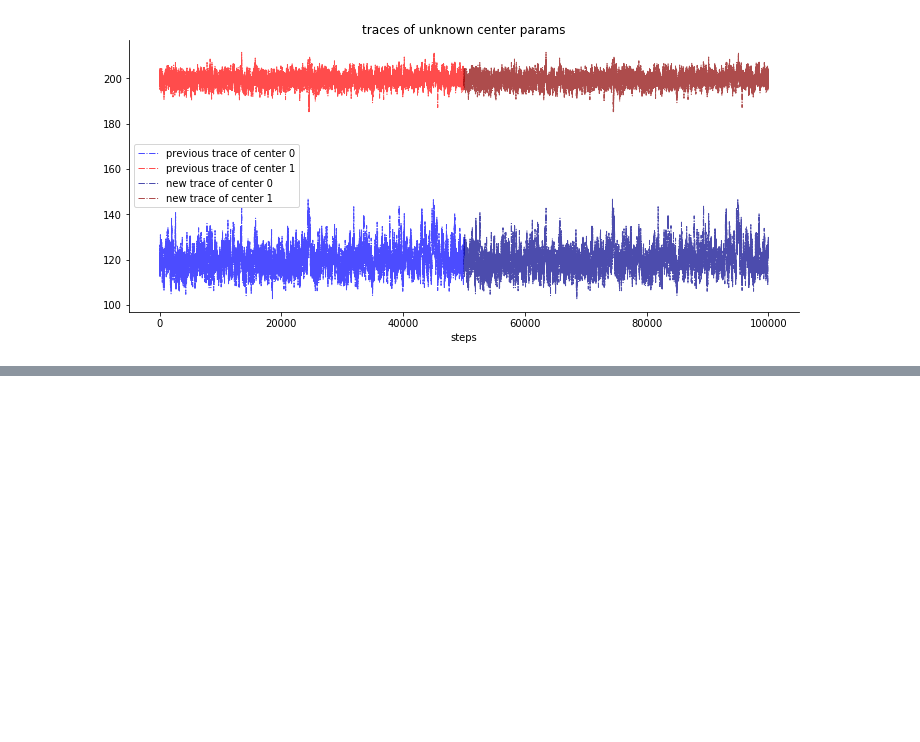
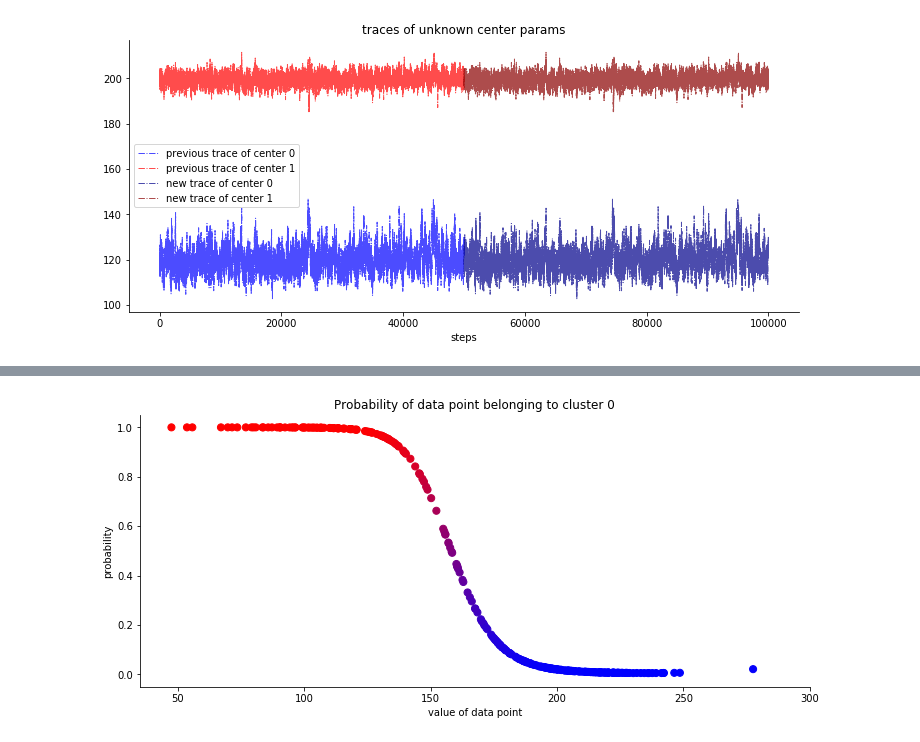
Before and after one commit to rmania/datascience, a Jupyter notebook: ml_models/2_1_bayesian_models_MCMC.ipynb, the cells around one changed output, grey strips where cells are left out. Cells and saved outputs as stored; diff of their text form; code cells hidden in the pictures; blank space fills up the shorter version.

```diff
--- a/ml_models/2_1_bayesian_models_MCMC.ipynb
+++ b/ml_models/2_1_bayesian_models_MCMC.ipynb
@@ -292,0 +314,13 @@ remove_borders(ax)
+# %%
+cmap = LinearSegmentedColormap.from_list("BMH", col)
+assign_trace = trace["assigment"]
+
+fig, ax = plt.subplots(figsize=[12,5])
+ax.scatter(data, 1 - assign_trace.mean(axis=0), cmap=cmap,
+           c=assign_trace.mean(axis=0), s=50)
+_ = ax.set(ylim = (-0.05, 1.05), xlim = (35, 300),
+       title = "Probability of data point belonging to cluster 0",
+       ylabel = "probability",  xlabel = "value of data point")
+remove_borders(ax)
+# %% [output]
+[figure, added]
```
Also changed, not shown: parts of 4 cells of this notebook.
